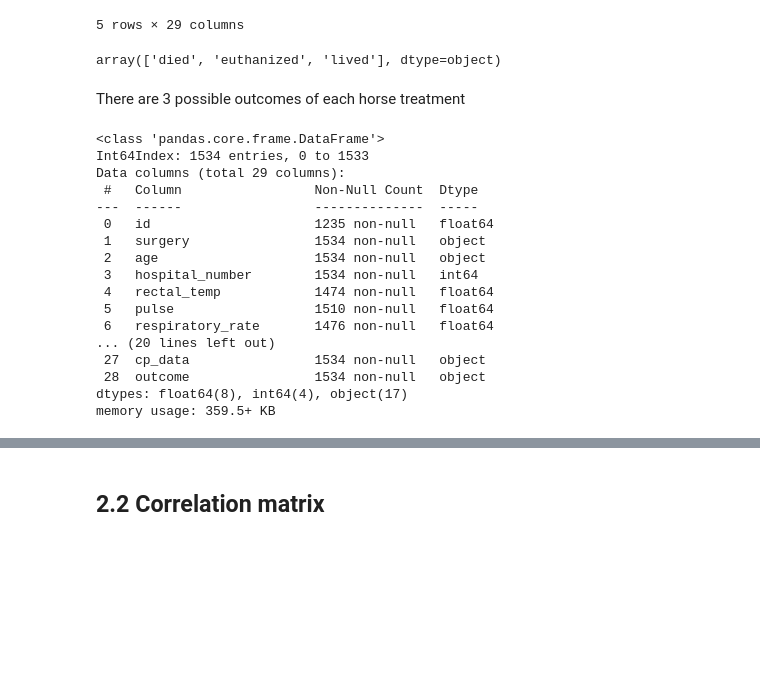
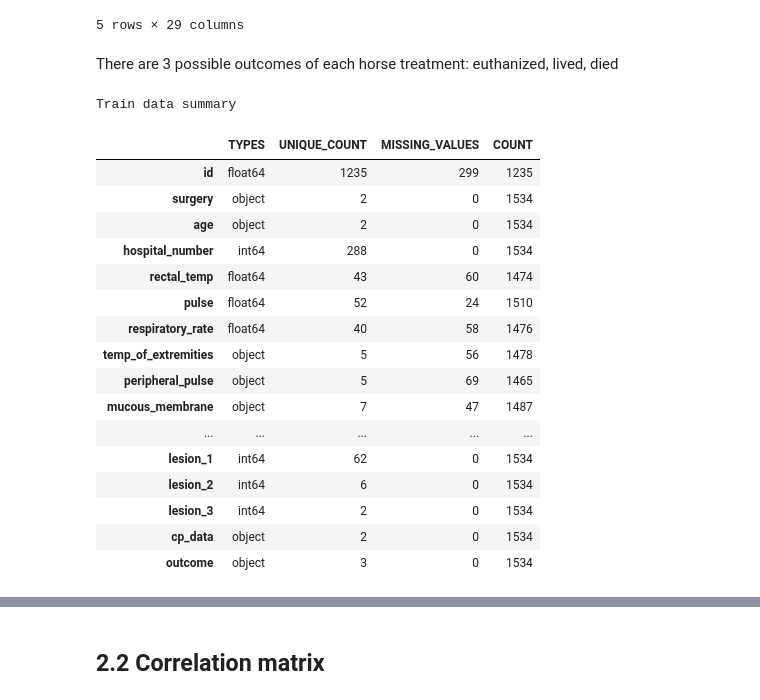
Before and after one commit to MateuszPryl/Horse_Health_Predicion_s3e22, a Jupyter notebook: Horse_Health_Outcome.ipynb, the cells around one changed output, grey strips where cells are left out. Drawn from its saved outputs; the diff is of its cells as text; code cells hidden in the pictures; blank space fills up the shorter version.

```diff
--- a/Horse_Health_Outcome.ipynb
+++ b/Horse_Health_Outcome.ipynb
@@ -50,29 +50,44 @@ train_df.head()
 | 3 | 3.0 | yes | adult | 5262541 | 37.1 | 72.0 | 30.0 | ... |
 | 4 | 4.0 | no | adult | 5299629 | 38.0 | 52.0 | 48.0 | ... |
 5 rows × 29 columns
-# %%
-train_df.outcome.unique()
-# %% [output]
-array(['died', 'euthanized', 'lived'], dtype=object)
 # %% [markdown]
-There are 3 possible outcomes of each horse treatment
+There are 3 possible outcomes of each horse treatment: euthanized, lived, died
-# %%
-train_df.info()
-# %% [output]
-<class 'pandas.core.frame.DataFrame'>
-Int64Index: 1534 entries, 0 to 1533
-Data columns (total 29 columns):
- #   Column                 Non-Null Count  Dtype
----  ------                 --------------  -----
- 0   id                     1235 non-null   float64
- 1   surgery                1534 non-null   object
- 2   age                    1534 non-null   object
- 3   hospital_number        1534 non-null   int64
- 4   rectal_temp            1474 non-null   float64
- 5   pulse                  1510 non-null   float64
- 6   respiratory_rate       1476 non-null   float64
-... (20 lines left out)
- 27  cp_data                1534 non-null   object
- 28  outcome                1534 non-null   object
-dtypes: float64(8), int64(4), object(17)
-memory usage: 359.5+ KB
+# %%
+def summary(df: pd.DataFrame):
+
+    summary = pd.DataFrame()
+    summary['types'] = df.dtypes
+    summary['unique_count'] = df.nunique().values
+    summary['missing_values']= df.isna().sum()
+    summary['count'] = df.count().values
+
+    return summary
+
+cell_hover = {
+    'selector': 'td:hover',
+    'props': 'background-color: #ffffb3; color: black'
+}
+
+summary(train_df).style.background_gradient(cmap='Oranges') \
+                        .set_caption("Train data summary") \
+                        .format_index(str.upper, axis=1) \
+                        .set_table_styles([cell_hover]) #type: ignore
+# %% [output]
+Train data summary
+|  | TYPES | UNIQUE_COUNT | MISSING_VALUES | COUNT |
+| id | float64 | 1235 | 299 | 1235 |
+| surgery | object | 2 | 0 | 1534 |
+| age | object | 2 | 0 | 1534 |
+| hospital_number | int64 | 288 | 0 | 1534 |
+| rectal_temp | float64 | 43 | 60 | 1474 |
+| pulse | float64 | 52 | 24 | 1510 |
+| respiratory_rate | float64 | 40 | 58 | 1476 |
+| temp_of_extremities | object | 5 | 56 | 1478 |
+| peripheral_pulse | object | 5 | 69 | 1465 |
+| mucous_membrane | object | 7 | 47 | 1487 |
+| ... | ... | ... | ... | ... |
+| lesion_1 | int64 | 62 | 0 | 1534 |
+| lesion_2 | int64 | 6 | 0 | 1534 |
+| lesion_3 | int64 | 2 | 0 | 1534 |
+| cp_data | object | 2 | 0 | 1534 |
+| outcome | object | 3 | 0 | 1534 |
```
Also changed, not shown: parts of 39 cells of this notebook.
